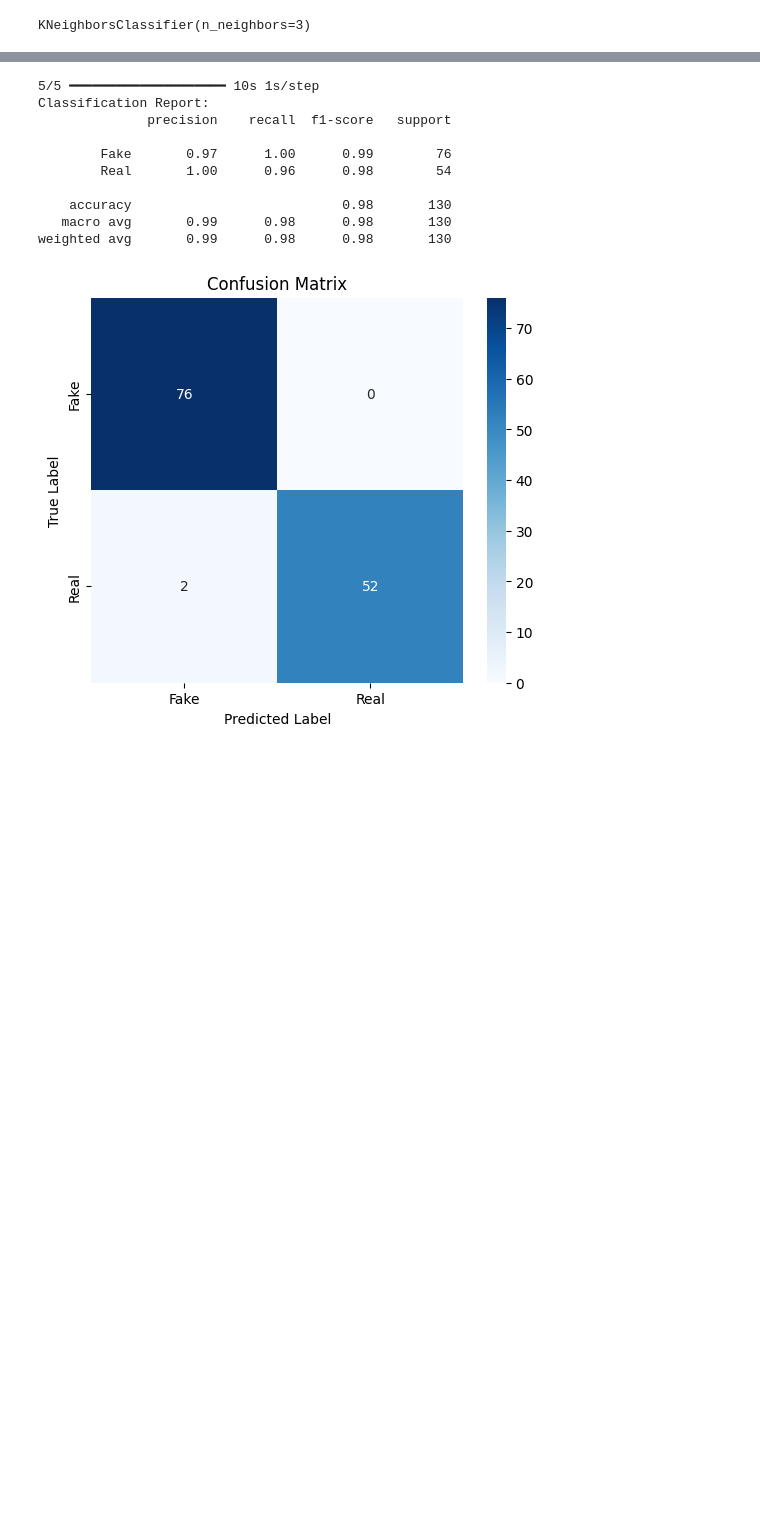
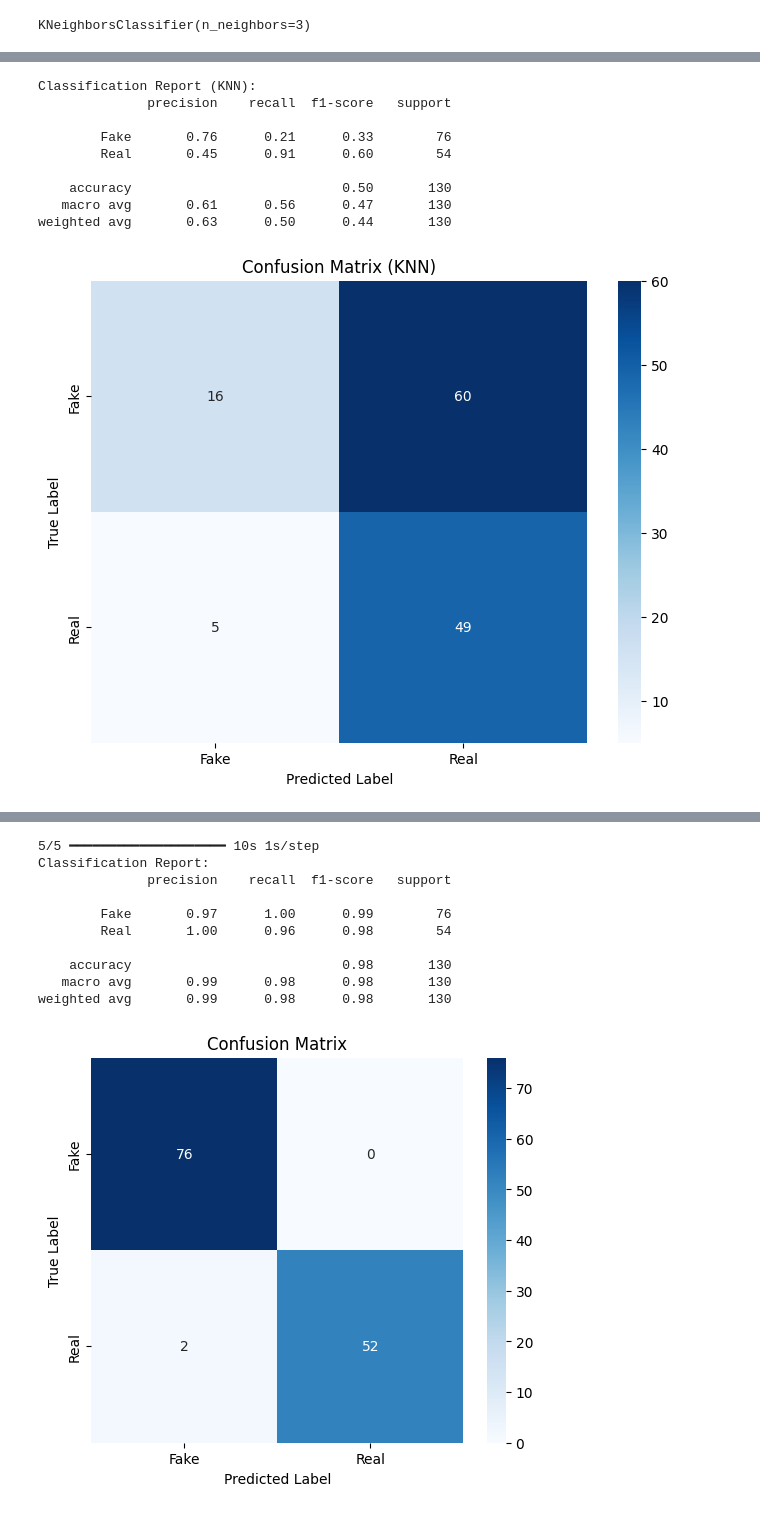
Before and after one commit to Sristi222/NepaliFakeCurrencyDetection, a Jupyter notebook: Coursewok_final.ipynb, the cells around one changed output, grey strips where cells are left out. Saved outputs shown, nothing was run; the diff lists cells and outputs as text; code cells hidden in the pictures; blank space fills up the shorter version.

```diff
--- a/Coursewok_final.ipynb
+++ b/Coursewok_final.ipynb
@@ -308,0 +494,34 @@ KNN Test Accuracy: 73.85%
+# %%
+from sklearn.metrics import classification_report, confusion_matrix
+import matplotlib.pyplot as plt
+import seaborn as sns
+
+# Generate predictions using KNN
+y_true = test_labels  # True labels for the test data
+y_pred = knn_model.predict(test_features)  # Predictions from the KNN model
+
+# Classification report
+print("Classification Report (KNN):")
+print(classification_report(y_true, y_pred, target_names=['Fake', 'Real']))
+
+# Confusion matrix
+conf_matrix = confusion_matrix(y_true, y_pred)
+
+# Plot confusion matrix
+plt.figure(figsize=(8, 6))
+sns.heatmap(conf_matrix, annot=True, fmt='d', cmap='Blues', xticklabels=['Fake', 'Real'], yticklabels=['Fake', 'Real'])
+plt.xlabel('Predicted Label')
+plt.ylabel('True Label')
+plt.title('Confusion Matrix (KNN)')
+plt.show()
+# %% [output]
+Classification Report (KNN):
+              precision    recall  f1-score   support
+
+        Fake       0.76      0.21      0.33        76
+        Real       0.45      0.91      0.60        54
+
+    accuracy                           0.50       130
+   macro avg       0.61      0.56      0.47       130
+weighted avg       0.63      0.50      0.44       130
+[figure, added]
```
Also changed, not shown: parts of 27 cells of this notebook.
